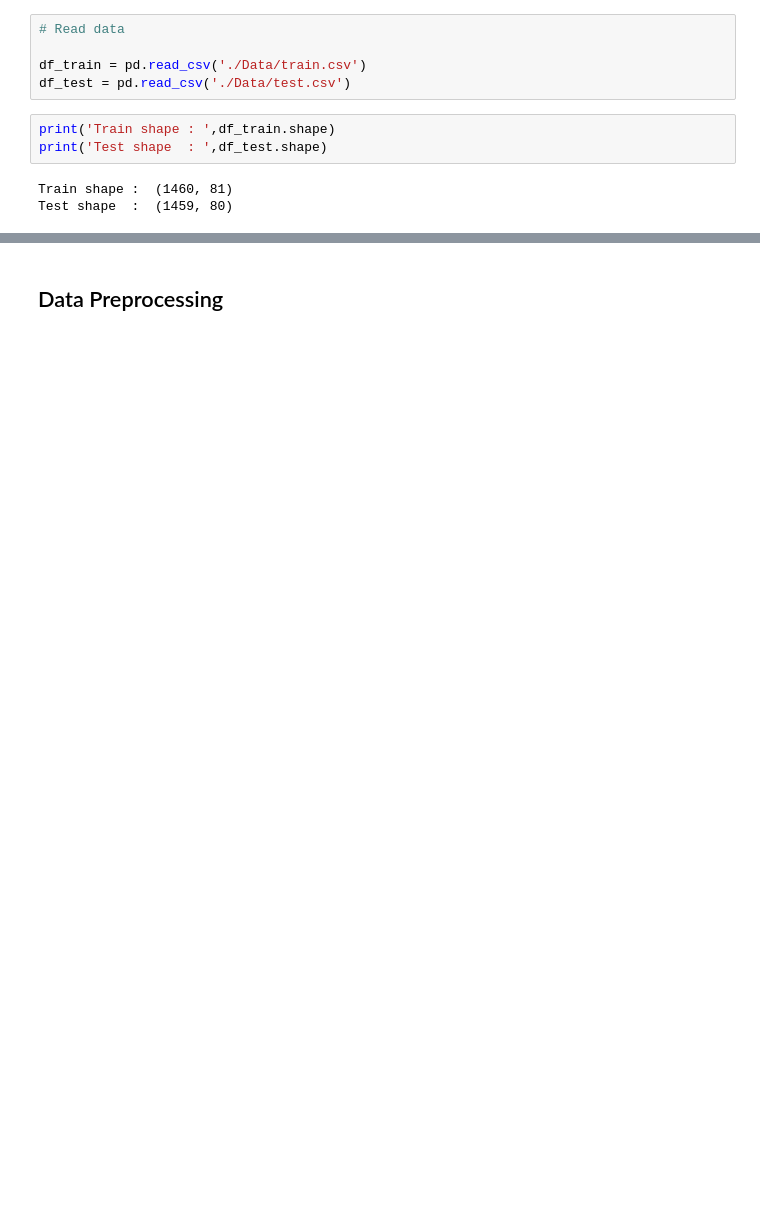
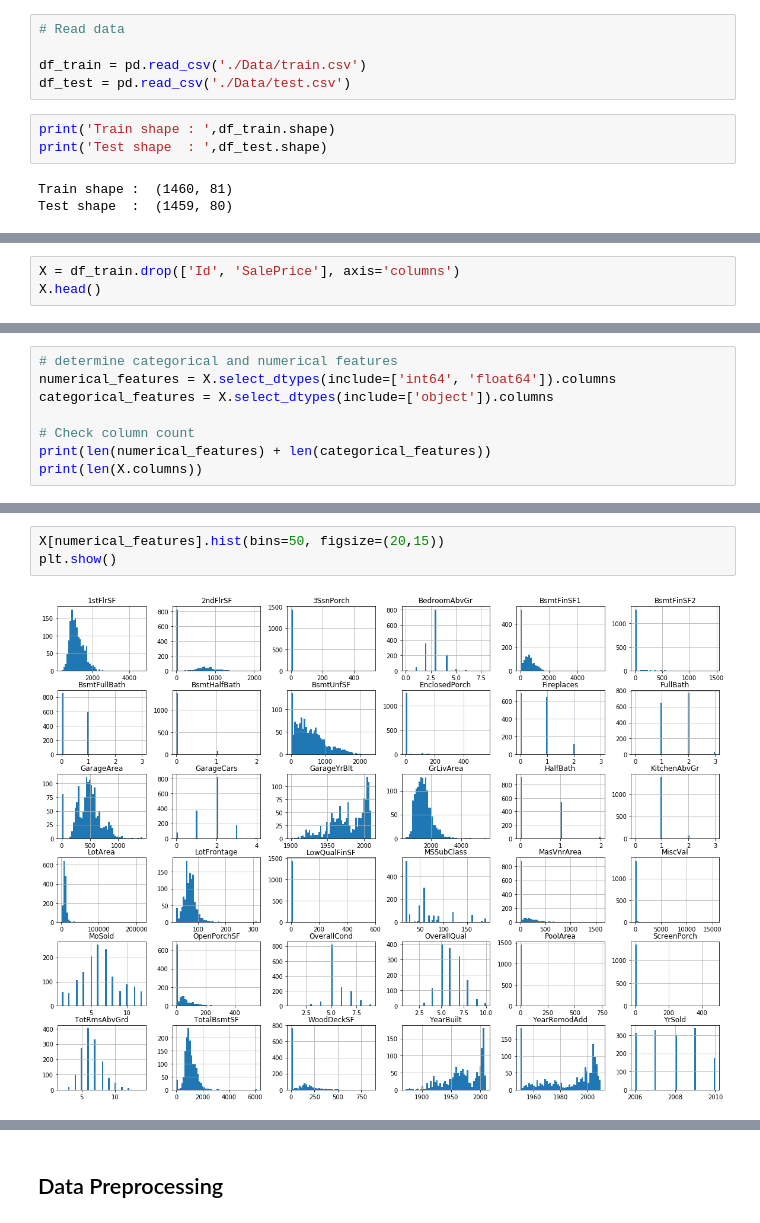
Before and after one commit to ashish-sharma-as/House_Prices, a Jupyter notebook: AS-House_Prices.ipynb, the cells around one changed output, grey strips where cells are left out. Drawn from its saved outputs; the diff is of its cells as text; blank space fills up the shorter version.

Commit message:
Added ignorefile. Basic ml workflow ipynb file for house price predictions

```diff
--- a/AS-House_Prices.ipynb
+++ b/AS-House_Prices.ipynb
@@ -30,0 +66,3 @@ df_train.head()
+# %%
+X = df_train.drop(['Id', 'SalePrice'], axis='columns')
+X.head()
@@ -30,0 +106,8 @@ df_train.head()
+# %%
+# determine categorical and numerical features
+numerical_features = X.select_dtypes(include=['int64', 'float64']).columns
+categorical_features = X.select_dtypes(include=['object']).columns
+
+# Check column count
+print(len(numerical_features) + len(categorical_features))
+print(len(X.columns))
@@ -30,0 +132,5 @@ df_train.head()
+# %%
+X[numerical_features].hist(bins=50, figsize=(20,15))
+plt.show()
+# %% [output]
+[figure, added]
```
Also changed, not shown: parts of 78 cells of this notebook, 2 other files.
